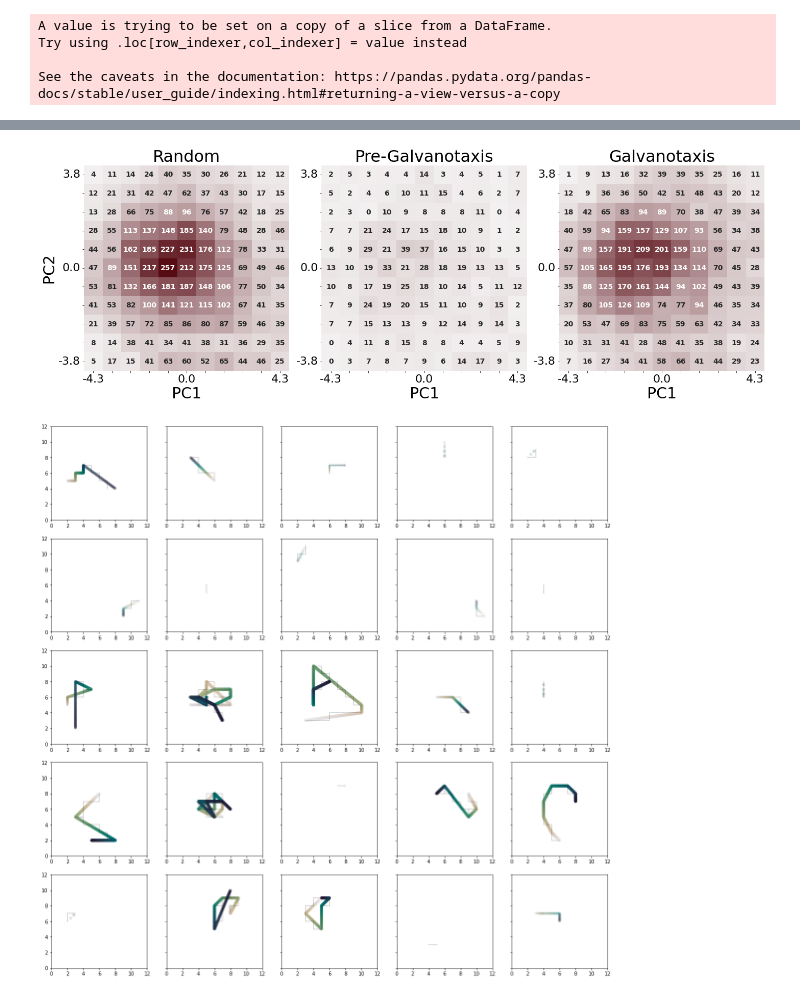
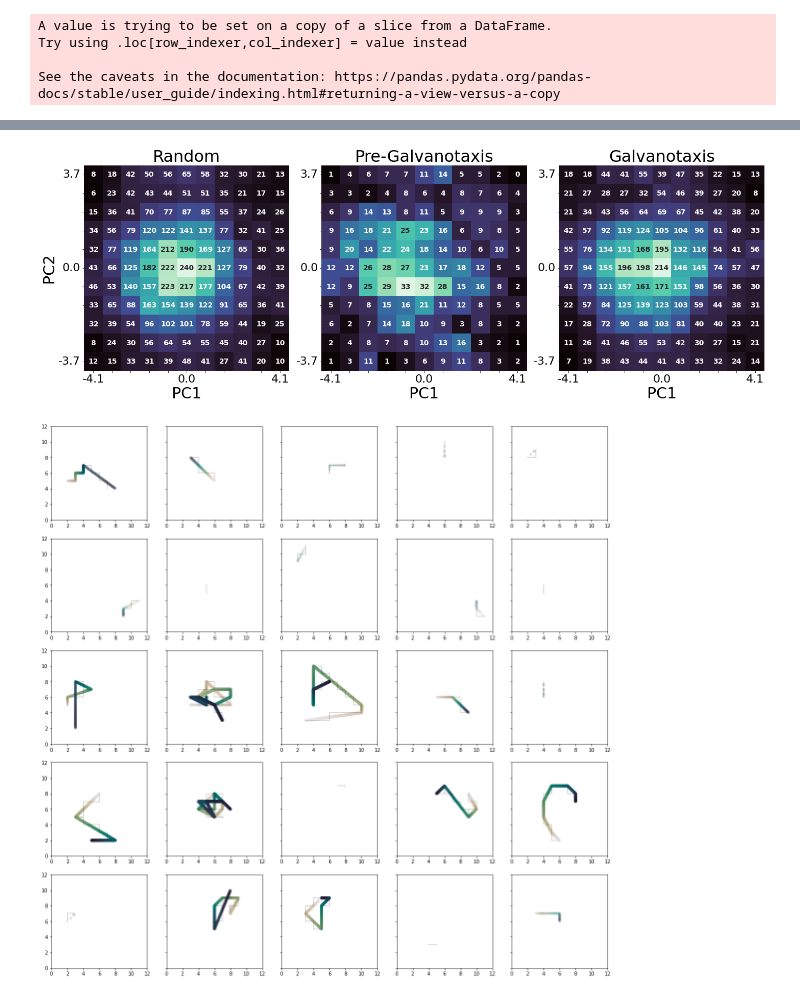
Before and after one commit to looneytunes2/NeutrophilShapeAnalysis, a Jupyter notebook: Notebooks/Confocal Combined PCA Galv Analysis 10-second PC1-PC2 transitions.ipynb, the cells around one changed output, grey strips where cells are left out. Drawn from its saved outputs; the diff is of its cells as text; code cells hidden in the pictures.

```diff
--- a/Notebooks/Confocal Combined PCA Galv Analysis 10-second PC1-PC2 transitions.ipynb
+++ b/Notebooks/Confocal Combined PCA Galv Analysis 10-second PC1-PC2 transitions.ipynb
@@ -64,7 +64,7 @@ def closest(lst, K):
 
 time_interval = 10 #sec/frame
 
-datadir = 'D:/Aaron/Data/Combined_Confocal_PCA/'
+datadir = 'D:/Aaron/Data/Combined_Confocal_PCA_newrotation_newalign/'
 savedir = datadir + 'Galvanotaxis/'
 if not os.path.exists(savedir):
     os.makedirs(savedir)
@@ -151,8 +151,8 @@ for i, ax in enumerate(axes):
     sns.heatmap(
         bighm,
         vmin=np.min(bighm[np.nonzero(bighm)]),
-        vmax=257,#bighm.max(), #center=0,
-        cmap=sns.light_palette('#570b13', as_cmap=True),
+        vmax=bighm.max(), #center=0,
+        cmap='mako',#sns.light_palette('#570b13', as_cmap=True),
         square=True,
         xticklabels = True,
         yticklabels = True,
@@ -169,35 +169,35 @@ for i, ax in enumerate(axes):
         [round(x,1) for x in centers.PC1.to_list()],
         fontsize = 22
     )
     ax.set_yticklabels(
         [round(x,1) for x in centers.PC2.to_list()],
         rotation=0,
         fontsize = 22
     )
     #take out all axis labels except the desired ones
     for i, l in enumerate(ax.xaxis.get_ticklabels()):
         if i%5 != 0:
             l.set_visible(False)
     for i, l in enumerate(ax.yaxis.get_ticklabels()):
         if i%5 != 0:
             l.set_visible(False)
     #set axis titles
     ax.set_xlabel('PC1', fontsize = 30)
 
     #correct axis orientations
     ax.invert_yaxis()
     #set title
     ax.set_title(mm, fontsize = 32)
 
 
 # adjust colorbar tick label size
 # cbar_ax.set_yticklabels(cbar_ax.get_yticklabels(),fontsize=18)
 #set axis title
 axes[0].set_ylabel('PC2', fontsize = 30)
 plt.tight_layout()
-plt.savefig(savedir + 'PC1_PC2 bin counts heatmap separated.png', bbox_inches='tight')
+plt.savefig(savedir + 'PC1_PC2 bin cell counts heatmap separated.png', bbox_inches='tight')
 # %% [output]
-[figure, old version]
+[figure, new version]
 # %%
 ################## how are the PC bins changing over time #########################
 difflist = []
```
Also changed, not shown: parts of 9 cells of this notebook, 19 other files.
